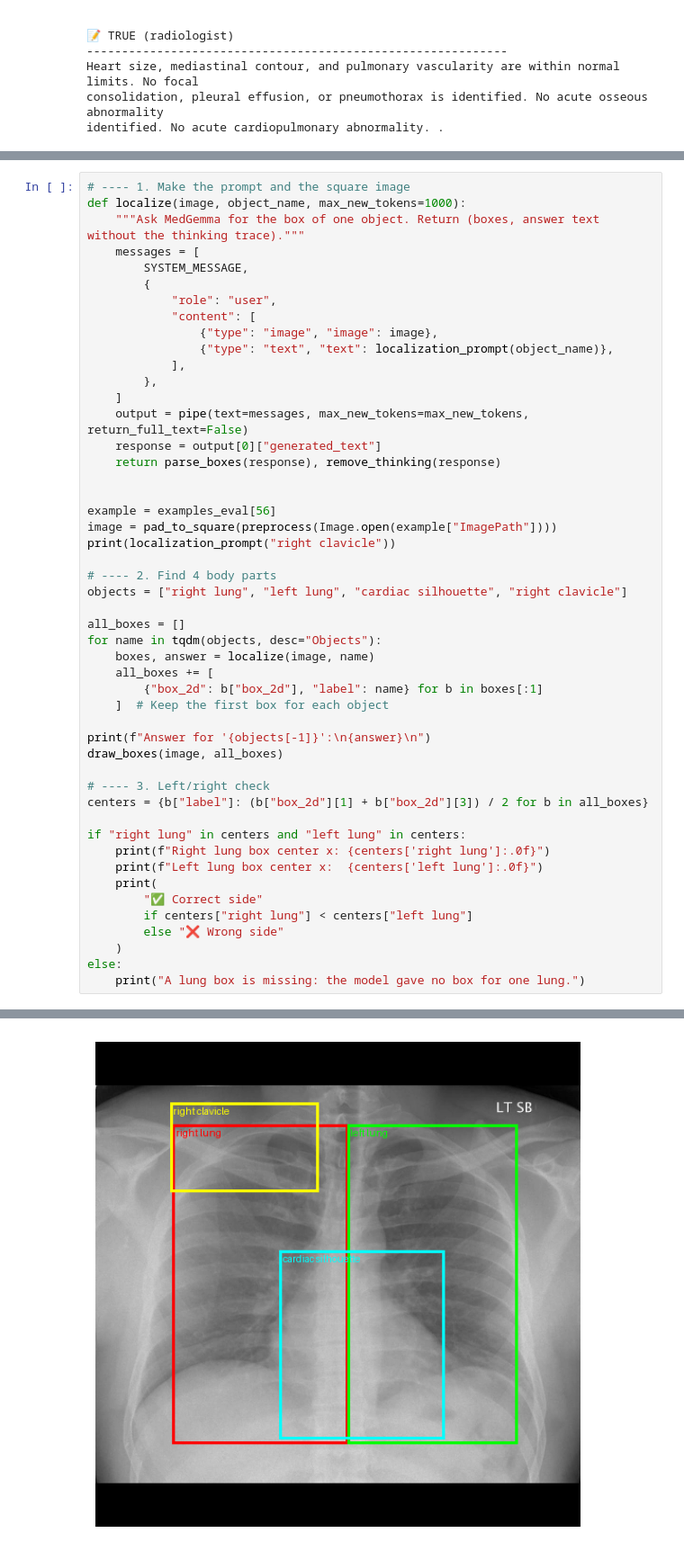
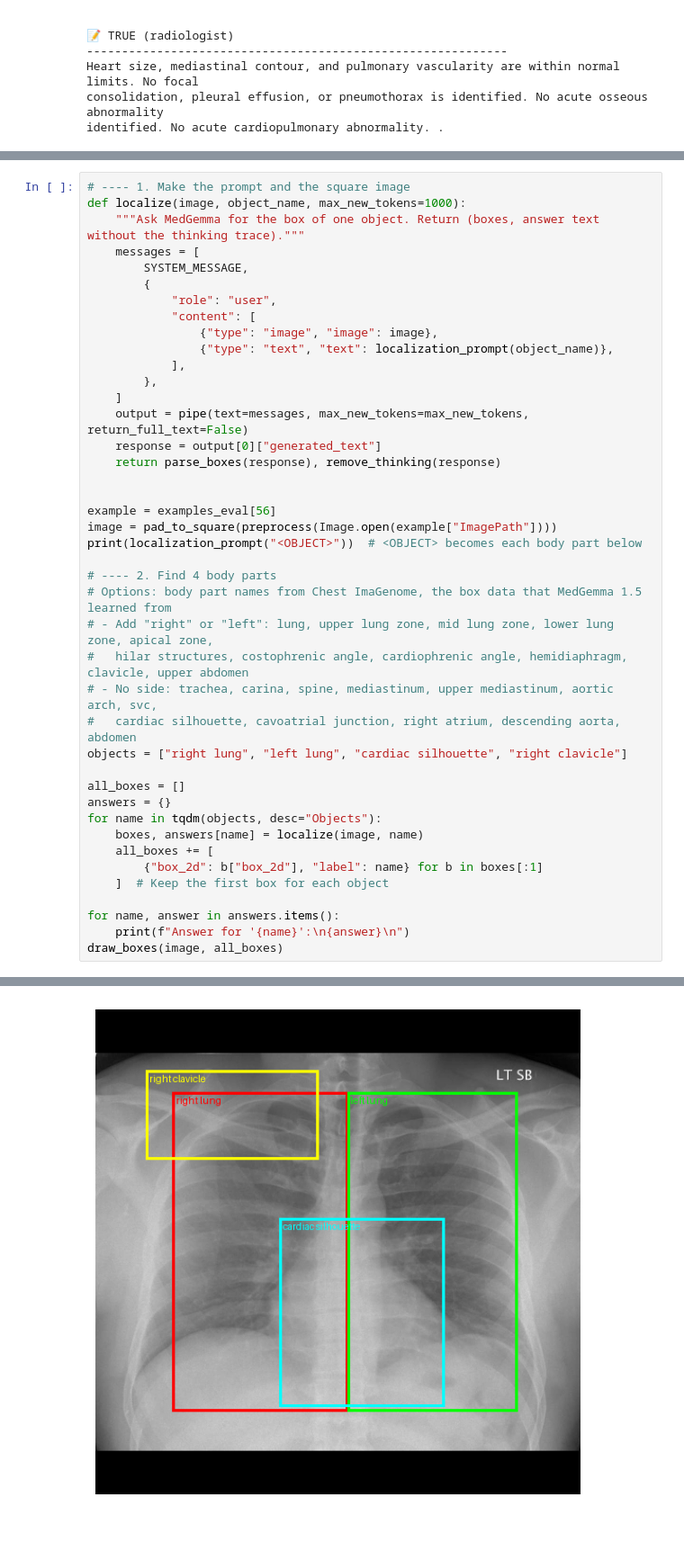
Before and after one commit to f10409/MedGemma_demo, a Jupyter notebook: 1_medgemma_demo.ipynb, the cells around one changed output, grey strips where cells are left out. Shown at 90% size. Cells and saved outputs as stored; diff of their text form.

```diff
--- a/1_medgemma_demo.ipynb
+++ b/1_medgemma_demo.ipynb
@@ -644,34 +587,27 @@ def localize(image, object_name, max_new_tokens=1000):
 
 example = examples_eval[56]
 image = pad_to_square(preprocess(Image.open(example["ImagePath"])))
-print(localization_prompt("right clavicle"))
+print(localization_prompt("<OBJECT>"))  # <OBJECT> becomes each body part below
 
 # ---- 2. Find 4 body parts
+# Options: body part names from Chest ImaGenome, the box data that MedGemma 1.5 learned from
+# - Add "right" or "left": lung, upper lung zone, mid lung zone, lower lung zone, apical zone,
+#   hilar structures, costophrenic angle, cardiophrenic angle, hemidiaphragm, clavicle, upper abdomen
+# - No side: trachea, carina, spine, mediastinum, upper mediastinum, aortic arch, svc,
+#   cardiac silhouette, cavoatrial junction, right atrium, descending aorta, abdomen
 objects = ["right lung", "left lung", "cardiac silhouette", "right clavicle"]
 
 all_boxes = []
+answers = {}
 for name in tqdm(objects, desc="Objects"):
-    boxes, answer = localize(image, name)
+    boxes, answers[name] = localize(image, name)
     all_boxes += [
         {"box_2d": b["box_2d"], "label": name} for b in boxes[:1]
     ]  # Keep the first box for each object
 
-print(f"Answer for '{objects[-1]}':\n{answer}\n")
+for name, answer in answers.items():
+    print(f"Answer for '{name}':\n{answer}\n")
 draw_boxes(image, all_boxes)
-
-# ---- 3. Left/right check
-centers = {b["label"]: (b["box_2d"][1] + b["box_2d"][3]) / 2 for b in all_boxes}
-
-if "right lung" in centers and "left lung" in centers:
-    print(f"Right lung box center x: {centers['right lung']:.0f}")
-    print(f"Left lung box center x:  {centers['left lung']:.0f}")
-    print(
-        "✅ Correct side"
-        if centers["right lung"] < centers["left lung"]
-        else "❌ Wrong side"
-    )
-else:
-    print("A lung box is missing: the model gave no box for one lung.")
 # %% [output]
 Instructions:
 The following user query will require outputting bounding boxes. The format of bounding boxes coordinates is [y0, x0, y1, x1] where (y0, x0) must be top-left corner and (y1, x1) the bottom-right corne ...
@@ -685 +634 @@
-[figure, old version]
+[figure, new version]
```
Also changed, not shown: parts of 18 cells of this notebook, 8 other files.
